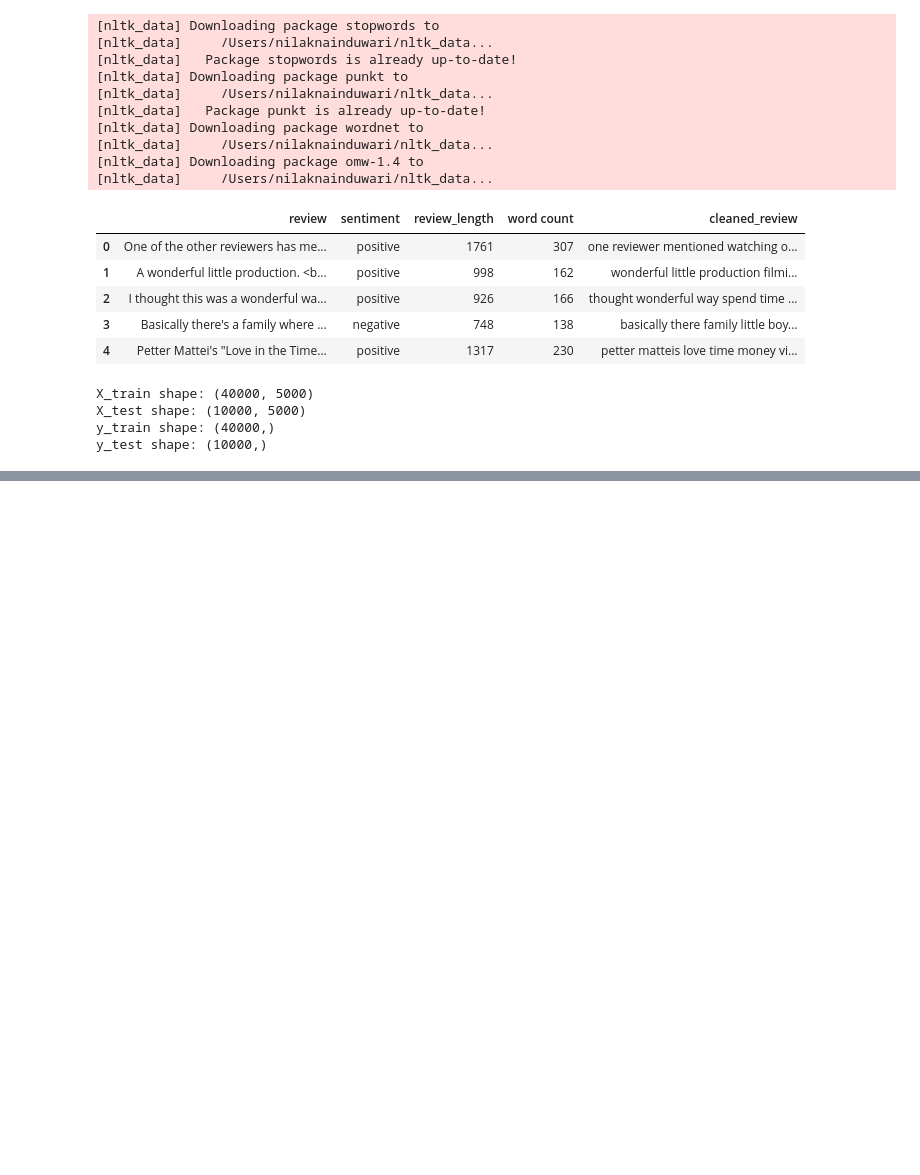
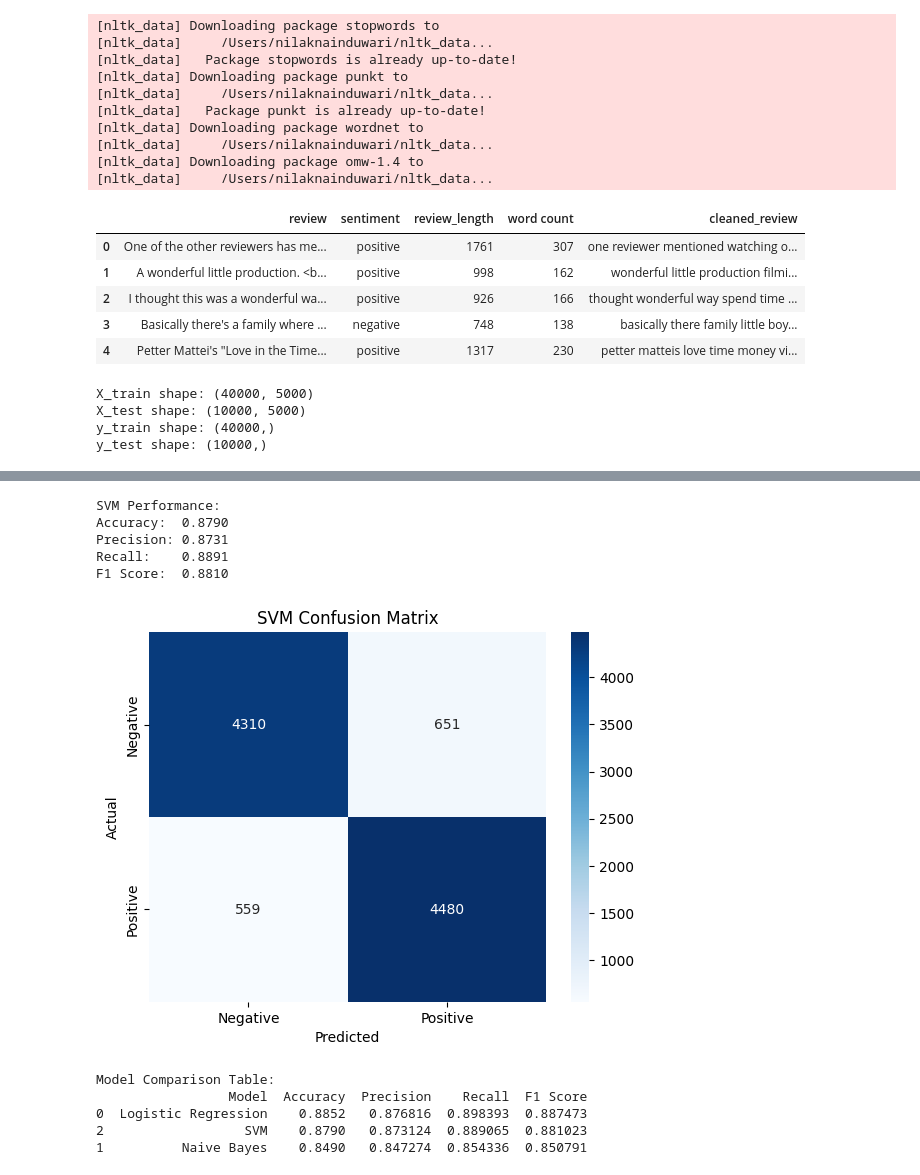
Before and after one commit to meth-nin/Movie-Review-Sentiment-Analysis-NLP, a Jupyter notebook: notebook.ipynb, the cells around one changed output, grey strips where cells are left out. Cells and saved outputs as stored; diff of their text form; code cells hidden in the pictures; blank space fills up the shorter version.

```diff
--- a/notebook.ipynb
+++ b/notebook.ipynb
@@ -197,0 +275,27 @@ y_test shape: (10000,)
+# %%
+from sklearn.svm import LinearSVC
+
+svm_model = LinearSVC()
+svm_model.fit(X_train, y_train)
+svm_results = evaluate_model(svm_model, X_test, y_test, "SVM")
+# %% [output]
+SVM Performance:
+Accuracy:  0.8790
+Precision: 0.8731
+Recall:    0.8891
+F1 Score:  0.8810
+[figure, added]
+# %%
+import pandas as pd
+
+results_df = pd.DataFrame([lr_results, nb_results, svm_results])
+results_df = results_df.sort_values(by="F1 Score", ascending=False)
+
+print("Model Comparison Table:")
+print(results_df)
+# %% [output]
+Model Comparison Table:
+                 Model  Accuracy  Precision    Recall  F1 Score
+0  Logistic Regression    0.8852   0.876816  0.898393  0.887473
+2                  SVM    0.8790   0.873124  0.889065  0.881023
+1          Naive Bayes    0.8490   0.847274  0.854336  0.850791
```
Also changed, not shown: parts of 5 cells of this notebook.
